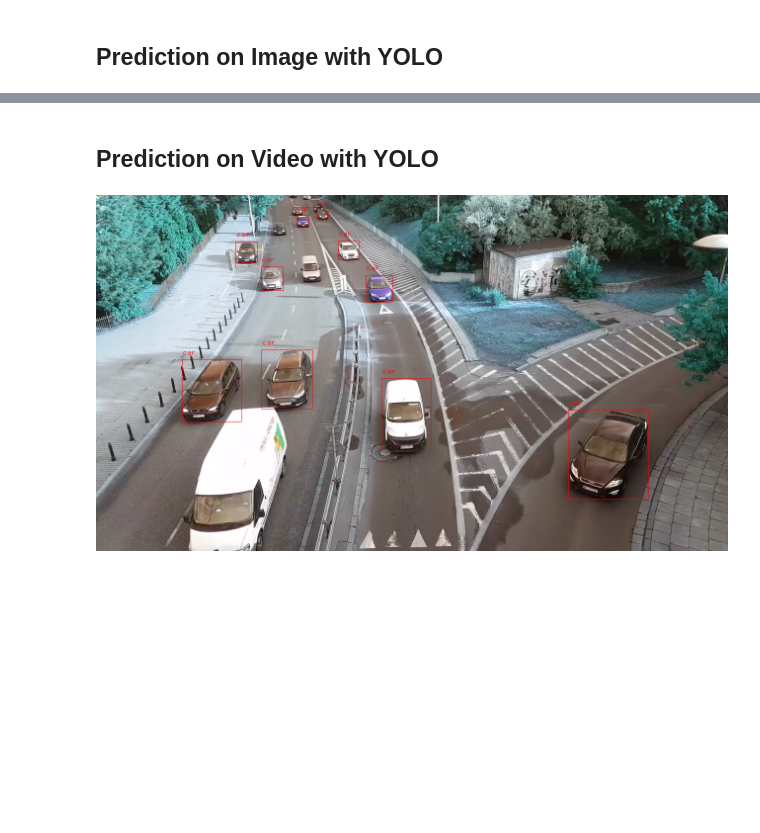
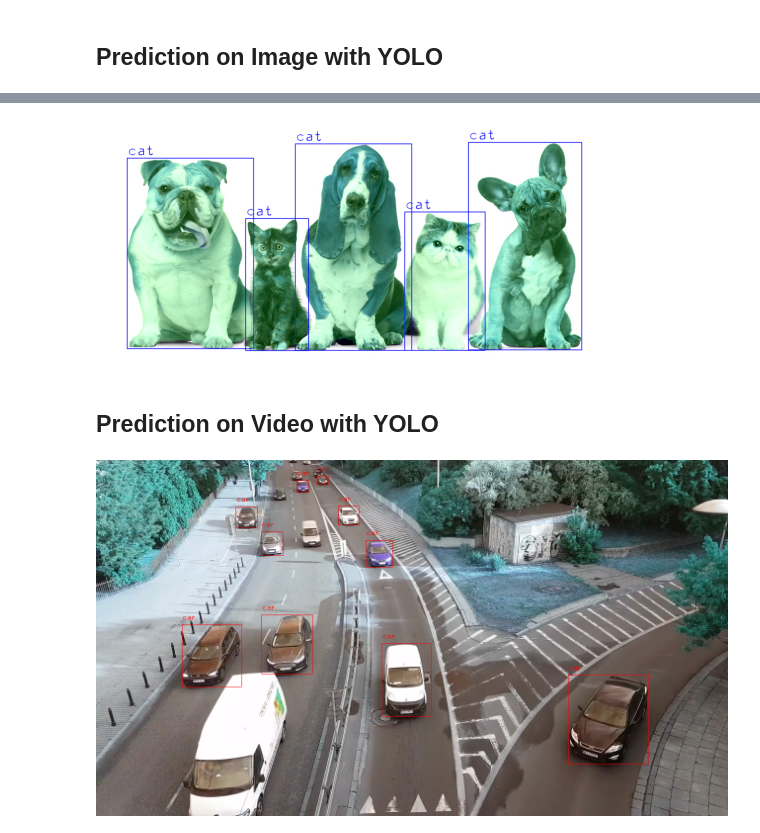
Before and after one commit to RaaidK47/YOLOvX-Test-Bench-for-Object-Detection-and-Segmentation, a Jupyter notebook: Testing YOLO with GPU/Testing_YOLO_Model-Segmentation.ipynb, the cells around one changed output, grey strips where cells are left out. Saved outputs shown, nothing was run; the diff lists cells and outputs as text; code cells hidden in the pictures; blank space fills up the shorter version.

Commit message:
Completed Segmentation Testing on Images in Notebook

```diff
--- a/Testing YOLO with GPU/Testing_YOLO_Model.ipynb
+++ b/Testing YOLO with GPU/Testing_YOLO_Model-Segmentation.ipynb
@@ -10,2 +8,2 @@ Update Settings with 'yolo settings key=value', i.e. 'yolo settings runs_dir=pat
 # %%
-model = YOLO("yolov8m")
+model = YOLO("yolov9e-seg.pt")
@@ -70,0 +12,86 @@ Speed: 1.1ms preprocess, 64.2ms inference, 1.0ms postprocess per image at shape
+# %%
+IMAGE_PATH = '/tf/Test Pics/Cats and Dogs 2.jpg'
+img = cv2.imread(IMAGE_PATH)
+
+# Function to predict with the chosen model
+def predict(chosen_model, img, classes=[], conf=0.5):
+    # Check if classes are specified for filtering
+    if classes:
+        results = chosen_model.predict(img, classes=classes, conf=conf)
+    else:
+        results = chosen_model.predict(img, conf=conf)
+
+    return results
+
+# Function to draw bounding boxes and class names on the image
+def predict_and_detect(chosen_model, img, classes=[], conf=0.5):
+
+    results = predict(chosen_model, img, classes, conf=conf)
+    scores = results[0].boxes.conf.detach().cpu().numpy()
+
+    thresholded_indices = [idx for idx, score in enumerate(scores) if score > conf]
+    print(f"Total detections: {len(scores)}, Passed threshold: {len(thresholded_indices)}")
+
+    if len(thresholded_indices) > 0:
+        masks = [results[0].masks.xy[idx] for idx in thresholded_indices]
+        boxes = results[0].boxes.xyxy.detach().cpu().numpy()[thresholded_indices]
+        boxes = [[(int(box[0]), int(box[1])), (int(box[2]), int(box[3]))] for box in boxes]
+        labels = [results[0].names[int(results[0].boxes.cls[idx])] for idx in thresholded_indices]
+    else:
+        masks, boxes, labels = [], [], []
+
+    alpha = 1.0
+    beta = 0.2  # Transparency for the segmentation map
+    gamma = 0  # Scalar added to each sum
+    image = np.array(img)  # Convert the original PIL image into a NumPy format
+    image = cv2.cvtColor(image, cv2.COLOR_RGB2BGR)  # Convert from RGB to OpenCV BGR format
+
+    # # Loop over detected results to Add Segmentation Mask and Boxes
+    for mask, box, label in zip(masks, boxes, labels):
+
+        color = (0, 255, 0)  # Green color for visualization
+
+        segmentation_map = np.zeros_like(image)
+
+        # x1, y1, x2, y2 = int(box.xyxy[0][0]), int(box.xyxy[0][1]), int(box.xyxy[0][2]), int(box.xyxy[0][3])
+
+        if mask is not None and len(mask) > 0:
+            poly = np.array(mask, dtype=np.int32)
+            cv2.fillPoly(segmentation_map, [poly], color)
+
+        cv2.addWeighted(image, alpha, segmentation_map, beta, gamma, image)
+        cv2.rectangle(image, box[0], box[1], color=(255, 0, 0), thickness=2)  # Red color for bounding box
+
+
+
+    # Loop over detected results to add Text
+    for result in results:
+        # Loop over each detected box in the result
+        for box in result.boxes:
+            # Extract bounding box coordinates
+            x1, y1, x2, y2 = int(box.xyxy[0][0]), int(box.xyxy[0][1]), int(box.xyxy[0][2]), int(box.xyxy[0][3])
+
+            cv2.putText(image, label,  (x1, y1 - 10), cv2.FONT_HERSHEY_PLAIN, 4, (255, 0, 0), 2)
+
+
+    return image
+
+
+# Example usage
+# result_img will contain the image with bounding boxes drawn on it
+result_img = predict_and_detect(model, img, classes=[], conf=0.5)
+
+import matplotlib.pyplot as plt
+
+def show_image_inline(img):
+    # Convert BGR (OpenCV format) to RGB (matplotlib format)
+    img_rgb = cv2.cvtColor(img, cv2.COLOR_BGR2RGB)
+    plt.imshow(img_rgb)
+    plt.axis('off')  # Turn off axis labels
+    plt.show()
+
+show_image_inline(result_img)
+
+# Save the image to the specified path
+# cv2.imwrite("YourSavePath/result_img.jpg", result_img)
+# %% [output]
@@ -71,3 +101,4 @@ Speed: 1.1ms preprocess, 64.2ms inference, 1.0ms postprocess per image at shape
+[figure, added]
 # %% [markdown]
 ## Prediction on Video with YOLO
 # %%
```
Also changed, not shown: parts of 4 cells of this notebook, 1 other file.
